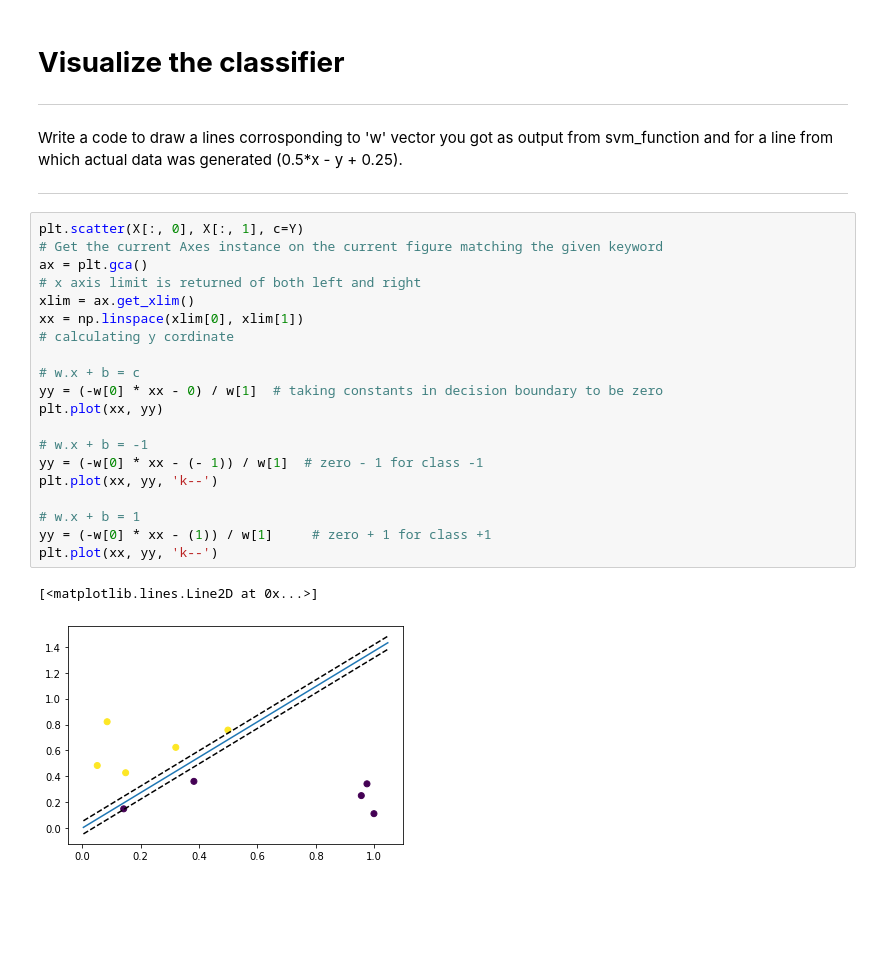
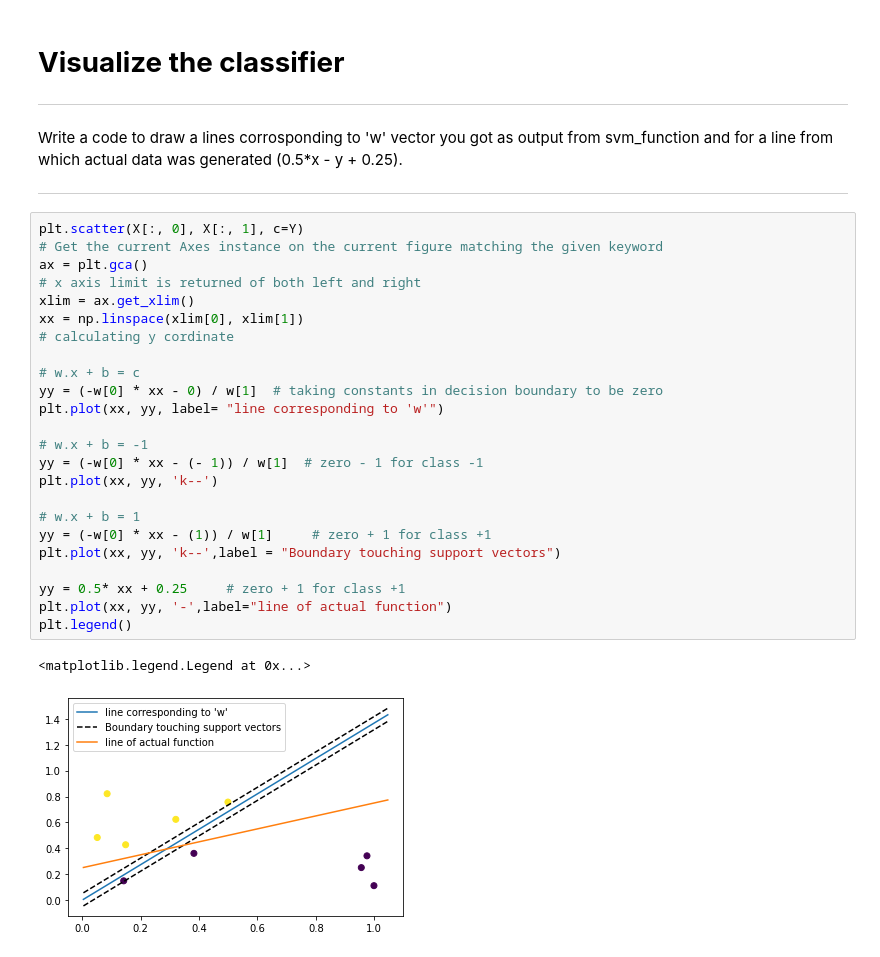
Before and after one commit to sethhardik/SHALA2020, a Jupyter notebook: Assignment_ML_4.ipynb, the cells around one changed output. Drawn from its saved outputs; the diff is of its cells as text; blank space fills up the shorter version.

```diff
--- a/Assignment_ML_4.ipynb
+++ b/Assignment_ML_4.ipynb
@@ -223,23 +223,27 @@ Write a code to draw a lines corrosponding to 'w' vector you got as output from
 # %%
 plt.scatter(X[:, 0], X[:, 1], c=Y)
 # Get the current Axes instance on the current figure matching the given keyword
 ax = plt.gca()
 # x axis limit is returned of both left and right
 xlim = ax.get_xlim()
 xx = np.linspace(xlim[0], xlim[1])
 # calculating y cordinate
 
 # w.x + b = c
 yy = (-w[0] * xx - 0) / w[1]  # taking constants in decision boundary to be zero
-plt.plot(xx, yy)
+plt.plot(xx, yy, label= "line corresponding to 'w'")
 
 # w.x + b = -1
 yy = (-w[0] * xx - (- 1)) / w[1]  # zero - 1 for class -1
 plt.plot(xx, yy, 'k--')
 
 # w.x + b = 1
 yy = (-w[0] * xx - (1)) / w[1]     # zero + 1 for class +1
-plt.plot(xx, yy, 'k--')
+plt.plot(xx, yy, 'k--',label = "Boundary touching support vectors")
+
+yy = 0.5* xx + 0.25     # zero + 1 for class +1
+plt.plot(xx, yy, '-',label="line of actual function")
+plt.legend()
 # %% [output]
-[<matplotlib.lines.Line2D at 0x...>]
+<matplotlib.legend.Legend at 0x...>
-[figure, old version]
+[figure, new version]
```
